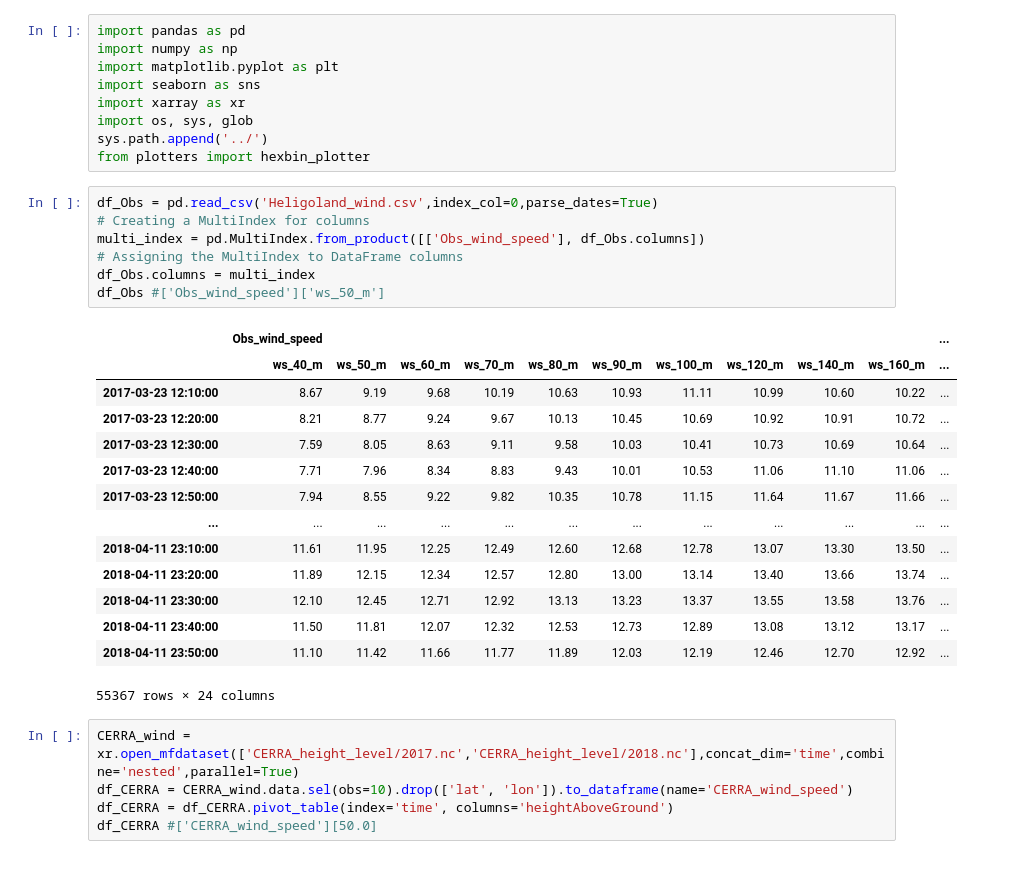
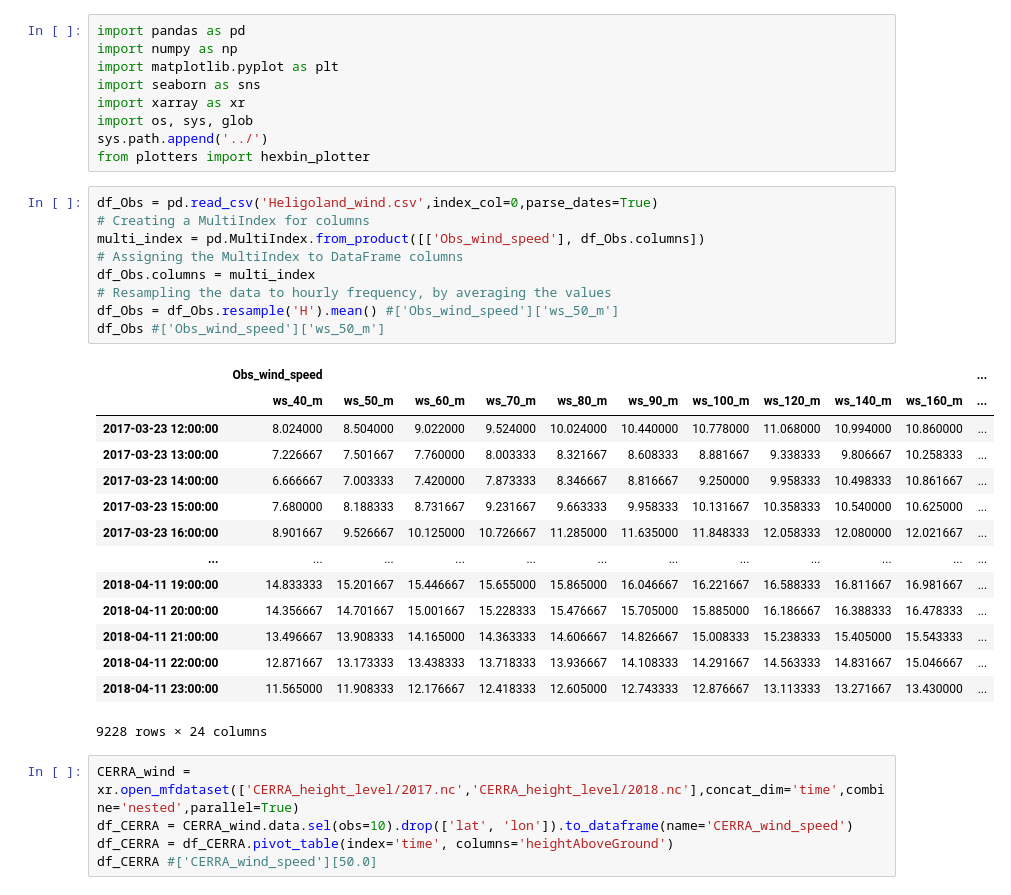
Before and after one commit to HarishBaki/DL_based_wind_profile_estimation, a Jupyter notebook: data/Heligoland_validaton.ipynb, the cells around one changed output. Drawn from its saved outputs; the diff is of its cells as text.

```diff
--- a/data/Heligoland_validaton.ipynb
+++ b/data/Heligoland_validaton.ipynb
@@ -10,25 +10,27 @@ from plotters import hexbin_plotter
 # %%
 df_Obs = pd.read_csv('Heligoland_wind.csv',index_col=0,parse_dates=True)
 # Creating a MultiIndex for columns
 multi_index = pd.MultiIndex.from_product([['Obs_wind_speed'], df_Obs.columns])
 # Assigning the MultiIndex to DataFrame columns
 df_Obs.columns = multi_index
+# Resampling the data to hourly frequency, by averaging the values
+df_Obs = df_Obs.resample('H').mean() #['Obs_wind_speed']['ws_50_m']
 df_Obs #['Obs_wind_speed']['ws_50_m']
 # %% [output]
 |  | Obs_wind_speed |  |  |  |  |  |  |  |  |  | ... |
 |  | ws_40_m | ws_50_m | ws_60_m | ws_70_m | ws_80_m | ws_90_m | ws_100_m | ws_120_m | ws_140_m | ws_160_m | ... |
-| 2017-03-23 12:10:00 | 8.67 | 9.19 | 9.68 | 10.19 | 10.63 | 10.93 | 11.11 | 10.99 | 10.60 | 10.22 | ... |
-| 2017-03-23 12:20:00 | 8.21 | 8.77 | 9.24 | 9.67 | 10.13 | 10.45 | 10.69 | 10.92 | 10.91 | 10.72 | ... |
-| 2017-03-23 12:30:00 | 7.59 | 8.05 | 8.63 | 9.11 | 9.58 | 10.03 | 10.41 | 10.73 | 10.69 | 10.64 | ... |
-| 2017-03-23 12:40:00 | 7.71 | 7.96 | 8.34 | 8.83 | 9.43 | 10.01 | 10.53 | 11.06 | 11.10 | 11.06 | ... |
-| 2017-03-23 12:50:00 | 7.94 | 8.55 | 9.22 | 9.82 | 10.35 | 10.78 | 11.15 | 11.64 | 11.67 | 11.66 | ... |
+| 2017-03-23 12:00:00 | 8.024000 | 8.504000 | 9.022000 | 9.524000 | 10.024000 | 10.440000 | 10.778000 | 11.068000 | 10.994000 | 10.860000 | ... |
+| 2017-03-23 13:00:00 | 7.226667 | 7.501667 | 7.760000 | 8.003333 | 8.321667 | 8.608333 | 8.881667 | 9.338333 | 9.806667 | 10.258333 | ... |
+| 2017-03-23 14:00:00 | 6.666667 | 7.003333 | 7.420000 | 7.873333 | 8.346667 | 8.816667 | 9.250000 | 9.958333 | 10.498333 | 10.861667 | ... |
+| 2017-03-23 15:00:00 | 7.680000 | 8.188333 | 8.731667 | 9.231667 | 9.663333 | 9.958333 | 10.131667 | 10.358333 | 10.540000 | 10.625000 | ... |
+| 2017-03-23 16:00:00 | 8.901667 | 9.526667 | 10.125000 | 10.726667 | 11.285000 | 11.635000 | 11.848333 | 12.058333 | 12.080000 | 12.021667 | ... |
 | ... | ... | ... | ... | ... | ... | ... | ... | ... | ... | ... | ... |
-| 2018-04-11 23:10:00 | 11.61 | 11.95 | 12.25 | 12.49 | 12.60 | 12.68 | 12.78 | 13.07 | 13.30 | 13.50 | ... |
-| 2018-04-11 23:20:00 | 11.89 | 12.15 | 12.34 | 12.57 | 12.80 | 13.00 | 13.14 | 13.40 | 13.66 | 13.74 | ... |
-| 2018-04-11 23:30:00 | 12.10 | 12.45 | 12.71 | 12.92 | 13.13 | 13.23 | 13.37 | 13.55 | 13.58 | 13.76 | ... |
-| 2018-04-11 23:40:00 | 11.50 | 11.81 | 12.07 | 12.32 | 12.53 | 12.73 | 12.89 | 13.08 | 13.12 | 13.17 | ... |
-| 2018-04-11 23:50:00 | 11.10 | 11.42 | 11.66 | 11.77 | 11.89 | 12.03 | 12.19 | 12.46 | 12.70 | 12.92 | ... |
+| 2018-04-11 19:00:00 | 14.833333 | 15.201667 | 15.446667 | 15.655000 | 15.865000 | 16.046667 | 16.221667 | 16.588333 | 16.811667 | 16.981667 | ... |
+| 2018-04-11 20:00:00 | 14.356667 | 14.701667 | 15.001667 | 15.228333 | 15.476667 | 15.705000 | 15.885000 | 16.186667 | 16.388333 | 16.478333 | ... |
+| 2018-04-11 21:00:00 | 13.496667 | 13.908333 | 14.165000 | 14.363333 | 14.606667 | 14.826667 | 15.008333 | 15.238333 | 15.405000 | 15.543333 | ... |
+| 2018-04-11 22:00:00 | 12.871667 | 13.173333 | 13.438333 | 13.718333 | 13.936667 | 14.108333 | 14.291667 | 14.563333 | 14.831667 | 15.046667 | ... |
+| 2018-04-11 23:00:00 | 11.565000 | 11.908333 | 12.176667 | 12.418333 | 12.605000 | 12.743333 | 12.876667 | 13.113333 | 13.271667 | 13.430000 | ... |
-55367 rows × 24 columns
+9228 rows × 24 columns
 # %%
 CERRA_wind = xr.open_mfdataset(['CERRA_height_level/2017.nc','CERRA_height_level/2018.nc'],concat_dim='time',combine='nested',parallel=True)
 df_CERRA = CERRA_wind.data.sel(obs=10).drop(['lat', 'lon']).to_dataframe(name='CERRA_wind_speed')
```
Also changed, not shown: parts of 6 cells of this notebook, 14 other files.
